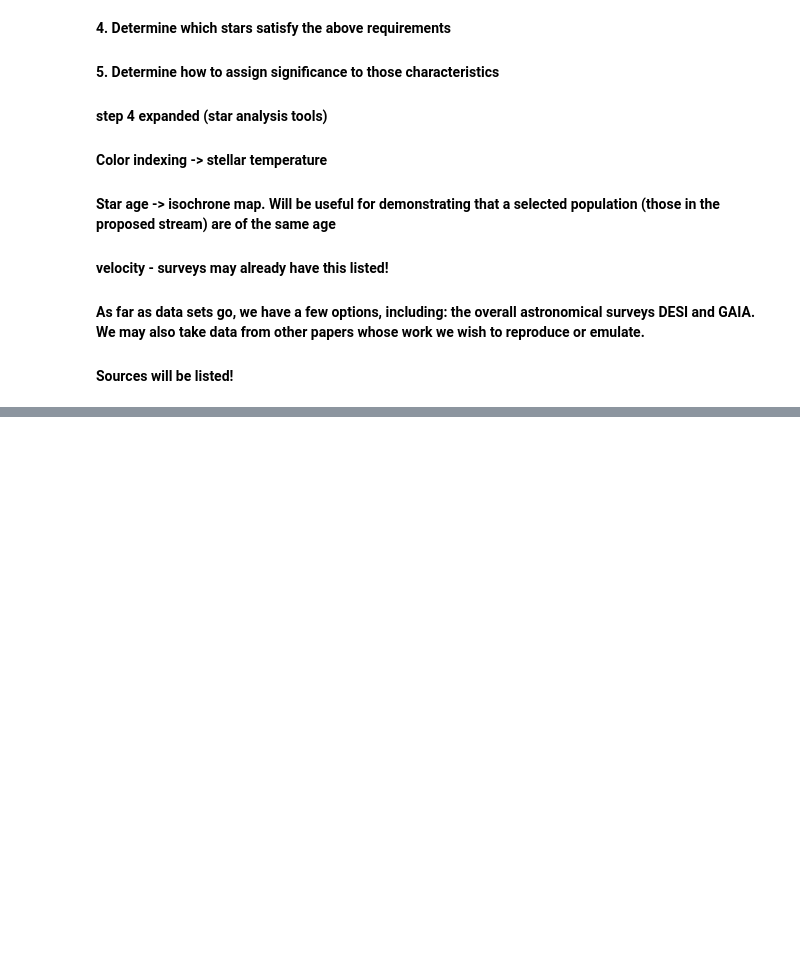
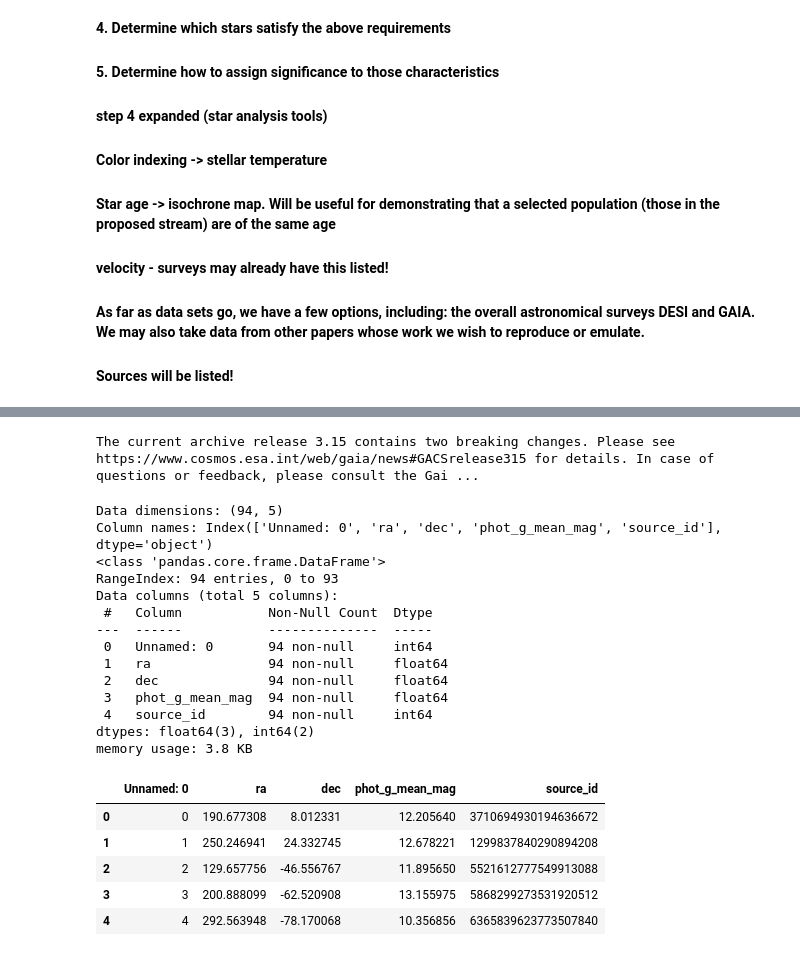
Before and after one commit to willmhstelter/Stelter434, a Jupyter notebook: Lab5_Stelter.ipynb, the cells around one changed output, grey strips where cells are left out. Saved outputs shown, nothing was run; the diff lists cells and outputs as text; code cells hidden in the pictures; blank space fills up the shorter version.

```diff
--- a/Lab5_Stelter.ipynb
+++ b/Lab5_Stelter.ipynb
@@ -28,0 +52,45 @@
+# %%
+
+from astroquery.gaia import Gaia
+Gaia.MAIN_GAIA_TABLE = "gaiadr2.gaia_source"  # Select Data Release 2
+# %% [output]
+The current archive release 3.15 contains two breaking changes. Please see https://www.cosmos.esa.int/web/gaia/news#GACSrelease315 for details. In case of questions or feedback, please consult the Gai ...
+# %%
+# specify the location of the CSV file
+filename = '/home/jovyan/Stelter434/nyx_ids.csv'
+
+# read the CSV file into a pandas DataFrame
+data = pd.read_csv(filename)
+
+# Check the dimensions of the DataFrame
+print("Data dimensions:", data.shape)
+
+# Display the column names
+print("Column names:", data.columns)
+
+# Display information about the data types
+data.info()
+
+# Display the first five rows
+data.head()
+# %% [output]
+Data dimensions: (94, 5)
+Column names: Index(['Unnamed: 0', 'ra', 'dec', 'phot_g_mean_mag', 'source_id'], dtype='object')
+<class 'pandas.core.frame.DataFrame'>
+RangeIndex: 94 entries, 0 to 93
+Data columns (total 5 columns):
+ #   Column           Non-Null Count  Dtype
+---  ------           --------------  -----
+ 0   Unnamed: 0       94 non-null     int64
+ 1   ra               94 non-null     float64
+ 2   dec              94 non-null     float64
+ 3   phot_g_mean_mag  94 non-null     float64
+ 4   source_id        94 non-null     int64
+dtypes: float64(3), int64(2)
+memory usage: 3.8 KB
+|  | Unnamed: 0 | ra | dec | phot_g_mean_mag | source_id |
+| 0 | 0 | 190.677308 | 8.012331 | 12.205640 | 3710694930194636672 |
+| 1 | 1 | 250.246941 | 24.332745 | 12.678221 | 1299837840290894208 |
+| 2 | 2 | 129.657756 | -46.556767 | 11.895650 | 5521612777549913088 |
+| 3 | 3 | 200.888099 | -62.520908 | 13.155975 | 5868299273531920512 |
+| 4 | 4 | 292.563948 | -78.170068 | 10.356856 | 6365839623773507840 |
```
Also changed, not shown: parts of 7 cells of this notebook.
